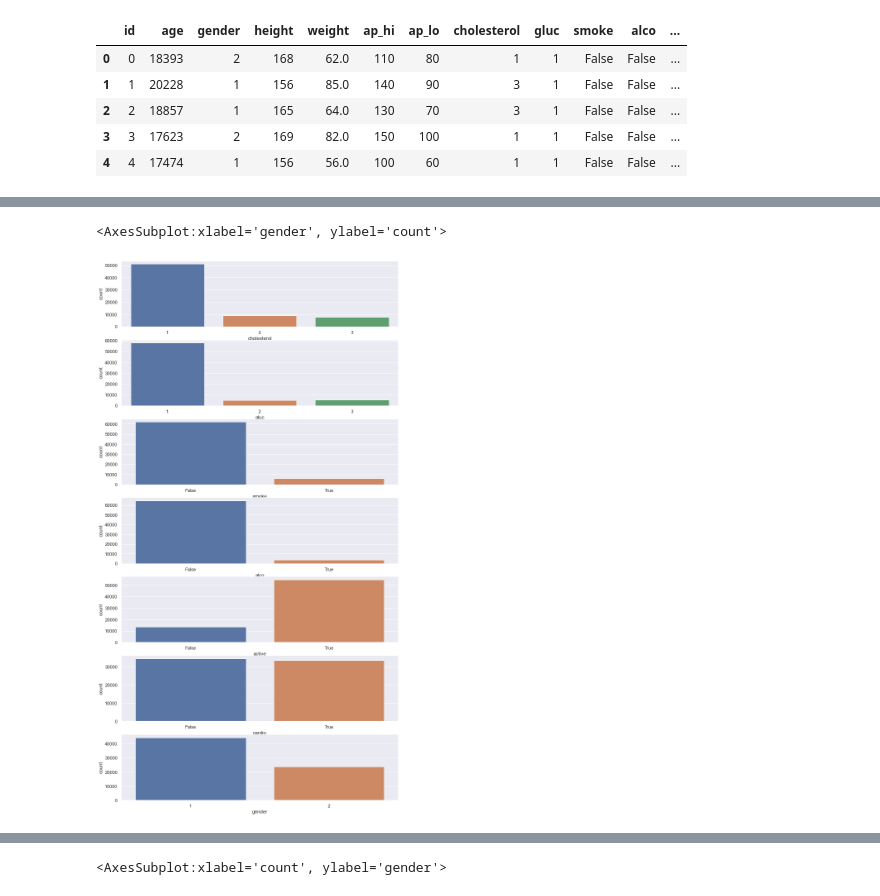
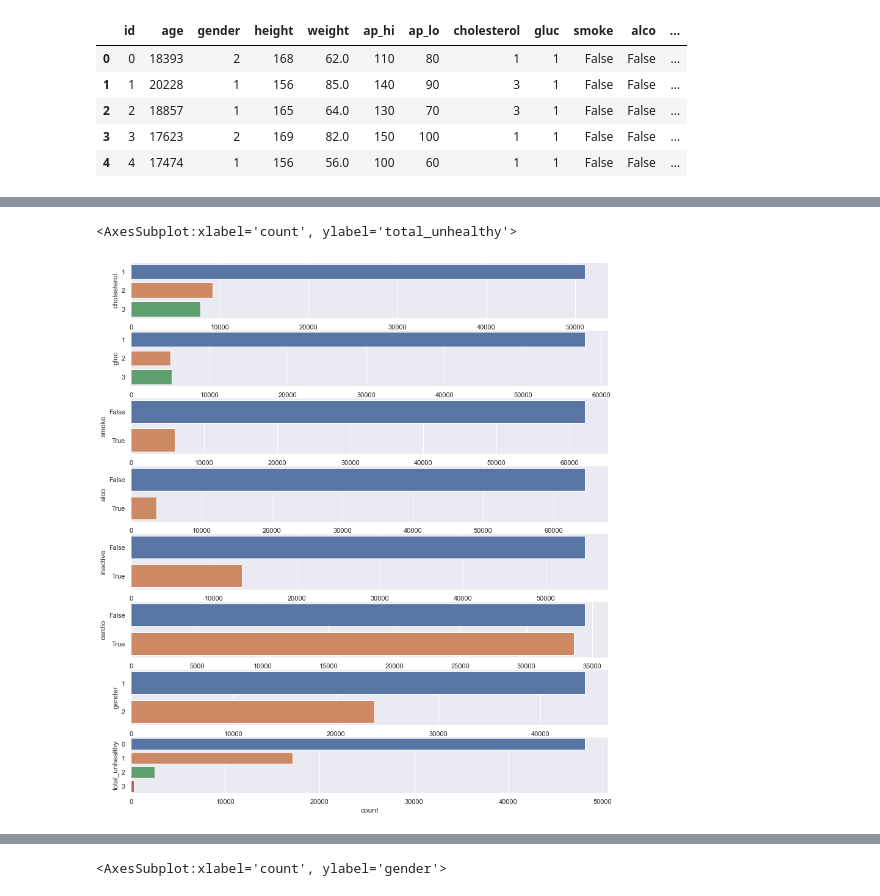
Before and after one commit to aftanza/IE0005-Project, a Jupyter notebook: Main Cardio.ipynb, the cells around one changed output, grey strips where cells are left out. Cells and saved outputs as stored; diff of their text form; code cells hidden in the pictures.

```diff
--- a/Main Cardio.ipynb
+++ b/Main Cardio.ipynb
@@ -82,0 +103,3 @@ cardio_data.head()
+# %%
+column_names = ['alco', 'inactive', 'smoke']
+replaced['total_unhealthy']= replaced[column_names].sum(axis=1)
@@ -105,17 +149,14 @@ sb.histplot(data = cardio_data[["ap_lo"]], ax = axes[4])
 # %%
-f, axes = plt.subplots(7, 1, figsize=(12, 24))
+f, axes = plt.subplots(8, 1, figsize=(14, 16))
 
-sb.countplot(data = cardio_data, ax = axes[0], x = "cholesterol")
-sb.countplot(data = cardio_data, ax = axes[1], x = "gluc")
-sb.countplot(data = cardio_data, ax = axes[2], x = "smoke")
-sb.countplot(data = cardio_data, ax = axes[3], x = "alco")
-sb.countplot(data = cardio_data, ax = axes[4], x = "active")
-sb.countplot(data = cardio_data, ax = axes[5], x = "cardio")
-sb.countplot(data = cardio_data, ax = axes[6], x = "gender")
-# sb.countplot(data = cardio_data[["smoke"]], ax = axes[2])
-# sb.countplot(data = cardio_data[["alco"]], ax = axes[3])
-# sb.countplot(data = cardio_data[["active"]], ax = axes[4])
-# sb.countplot(data = cardio_data[["cardio"]], ax = axes[5])
+sb.countplot(data = replaced, ax = axes[0], y = "cholesterol")
+sb.countplot(data = replaced, ax = axes[1], y = "gluc")
+sb.countplot(data = replaced, ax = axes[2], y = "smoke")
+sb.countplot(data = replaced, ax = axes[3], y = "alco")
+sb.countplot(data = replaced, ax = axes[4], y = "inactive")
+sb.countplot(data = replaced, ax = axes[5], y = "cardio")
+sb.countplot(data = replaced, ax = axes[6], y = "gender")
+sb.countplot(data = replaced, ax = axes[7], y = "total_unhealthy")
 # %% [output]
-<AxesSubplot:xlabel='gender', ylabel='count'>
+<AxesSubplot:xlabel='count', ylabel='total_unhealthy'>
-[figure, old version]
+[figure, new version]
```
Also changed, not shown: parts of 65 cells of this notebook.
